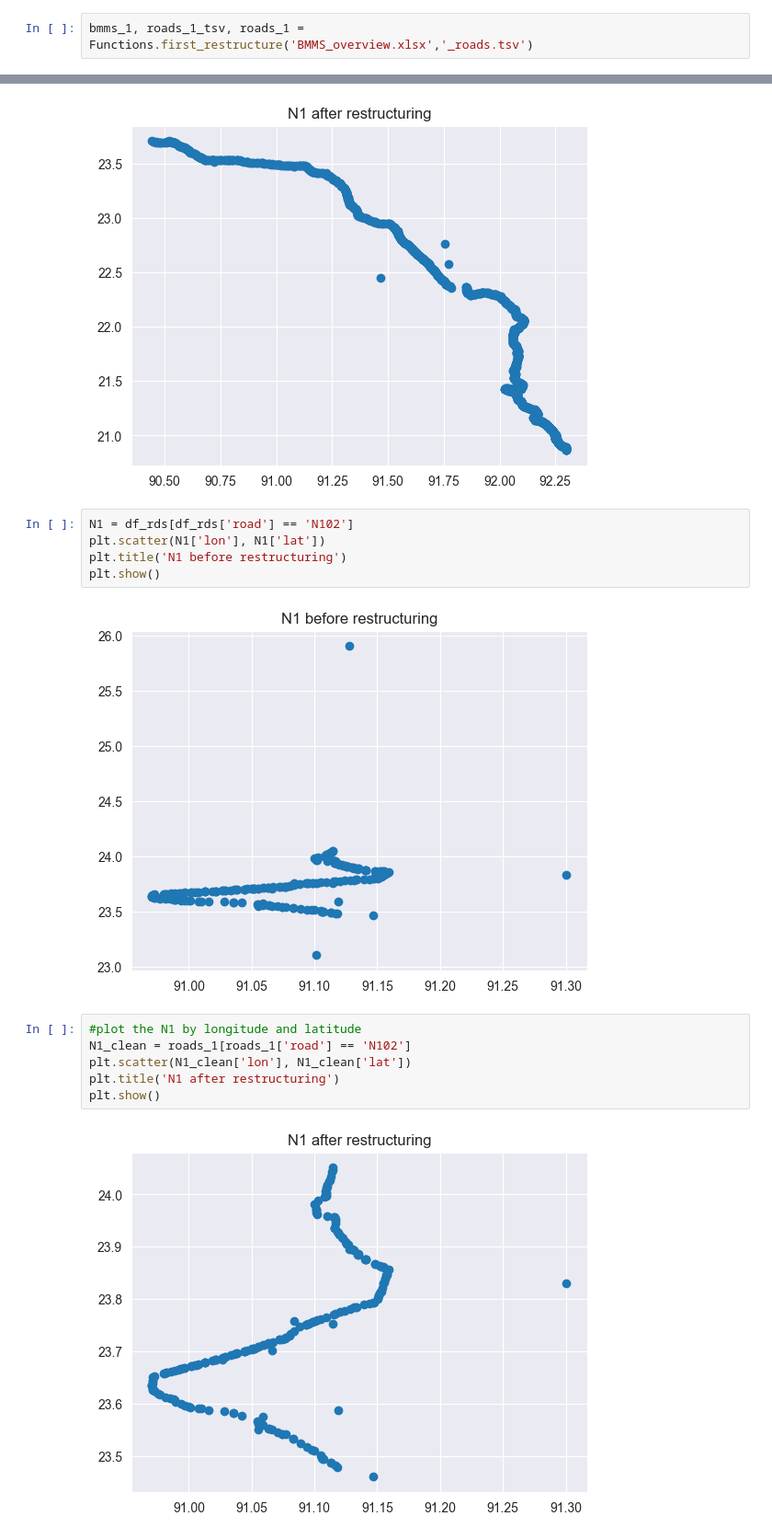
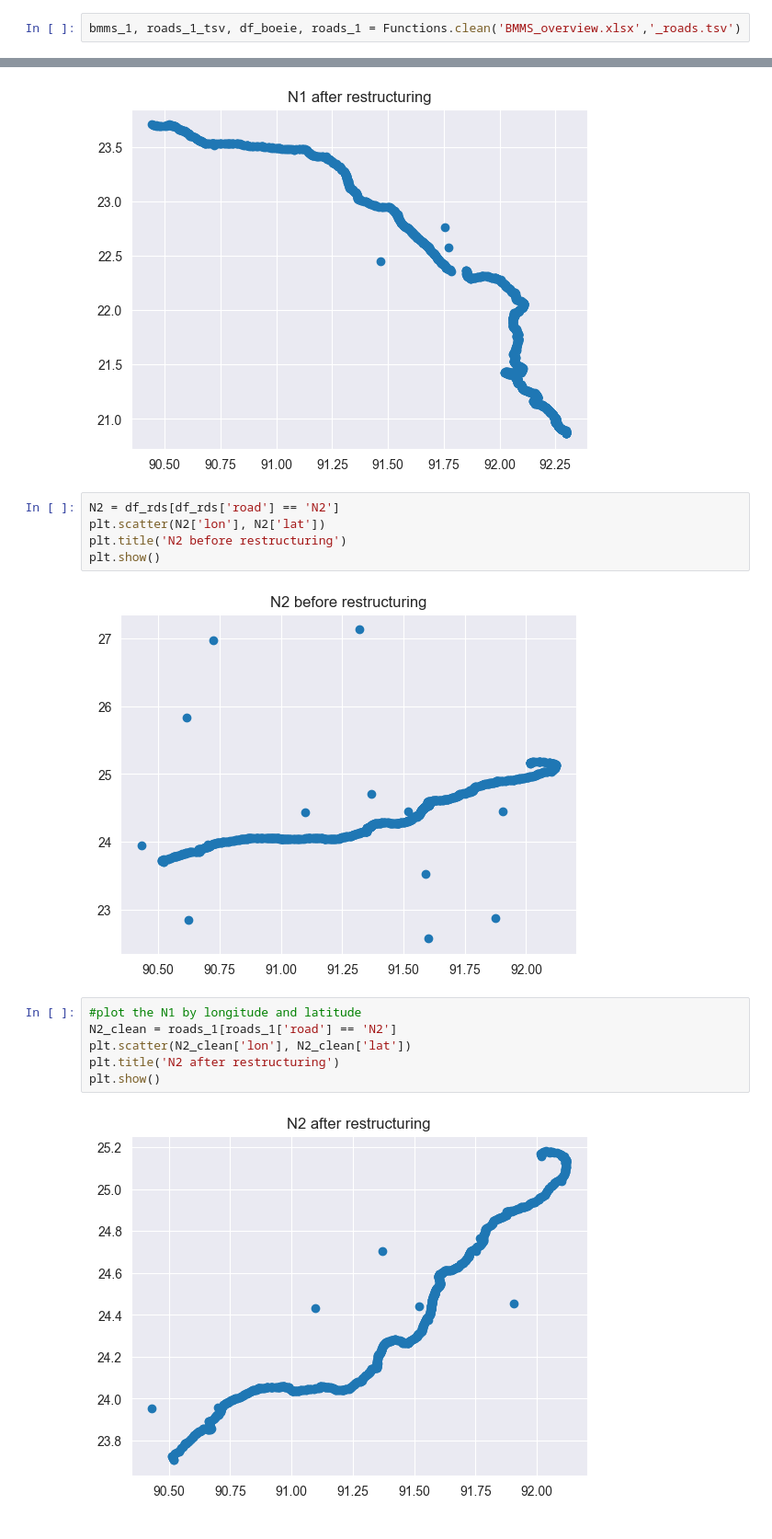
Before and after one commit to Anne-JS/advanced_simulation, a Jupyter notebook: Assignment 1 Julian.ipynb, the cells around one changed output, grey strips where cells are left out. Shown at 92% size. Cells and saved outputs as stored; diff of their text form.

```diff
--- a/Assignment 1 Julian.ipynb
+++ b/Assignment 1 Julian.ipynb
@@ -107,4 +107,4 @@ duplicated_rows_lon_lat
 | 21396 | Z8708 | 75.398 | Truss with Steel Deck | LRP074a | Patharghata Steel Bridge | 68.93 | D | 119048 | Rajapur-Kathalia-Amua-Bamna-Patha... | 75.398 | ... |
 463 rows × 20 columns
 # %%
-bmms_1, roads_1_tsv, roads_1 = Functions.first_restructure('BMMS_overview.xlsx','_roads.tsv')
+bmms_1, roads_1_tsv, df_boeie, roads_1 = Functions.clean('BMMS_overview.xlsx','_roads.tsv')
@@ -130,17 +128,17 @@ plt.show()
 # %% [output]
 [figure]
 # %%
-N1 = df_rds[df_rds['road'] == 'N102']
-plt.scatter(N1['lon'], N1['lat'])
-plt.title('N1 before restructuring')
+N2 = df_rds[df_rds['road'] == 'N2']
+plt.scatter(N2['lon'], N2['lat'])
+plt.title('N2 before restructuring')
 plt.show()
 # %% [output]
-[figure, old version]
+[figure, new version]
 # %%
 #plot the N1 by longitude and latitude
-N1_clean = roads_1[roads_1['road'] == 'N102']
-plt.scatter(N1_clean['lon'], N1_clean['lat'])
-plt.title('N1 after restructuring')
+N2_clean = roads_1[roads_1['road'] == 'N2']
+plt.scatter(N2_clean['lon'], N2_clean['lat'])
+plt.title('N2 after restructuring')
 plt.show()
 # %% [output]
-[figure, old version]
+[figure, new version]
```
Also changed, not shown: parts of 1 cell of this notebook, 2 other files.
